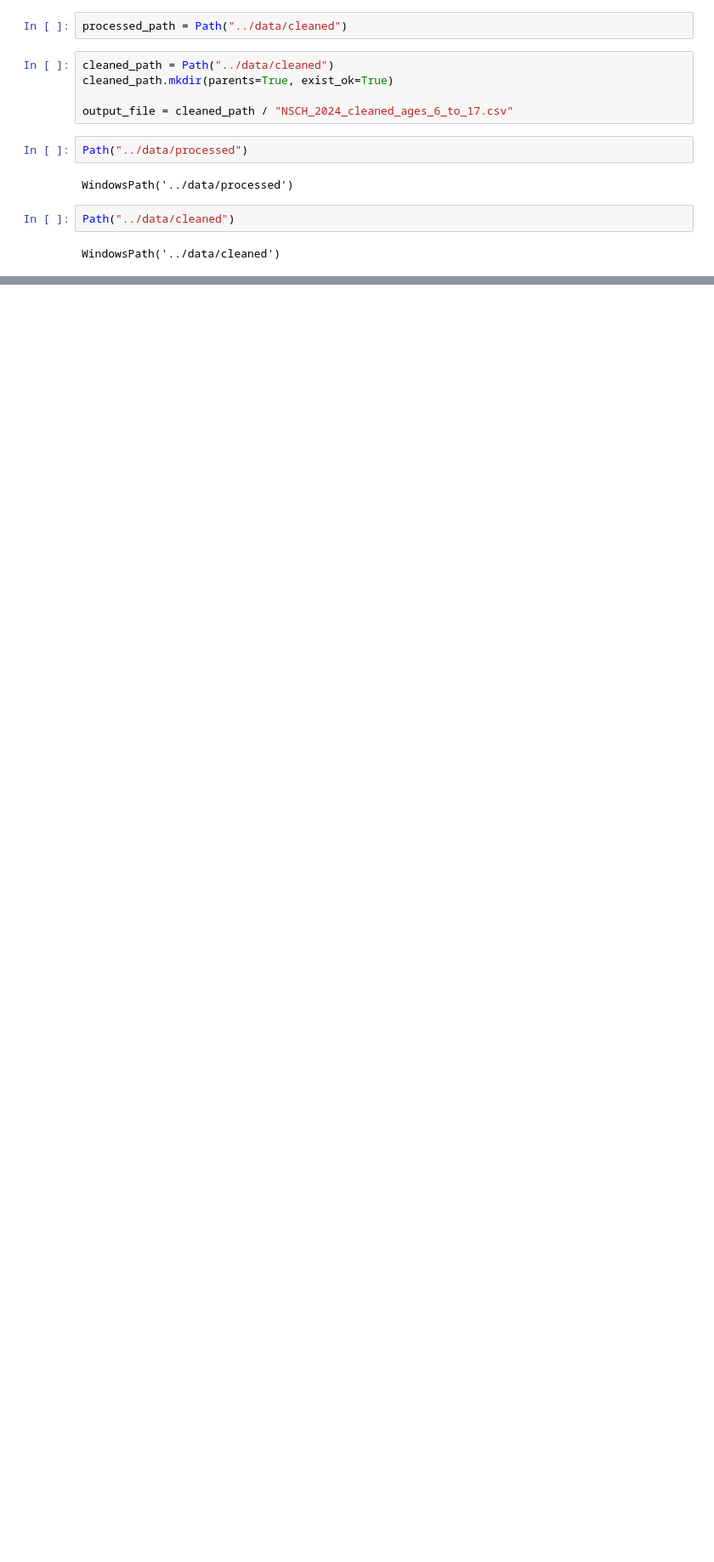
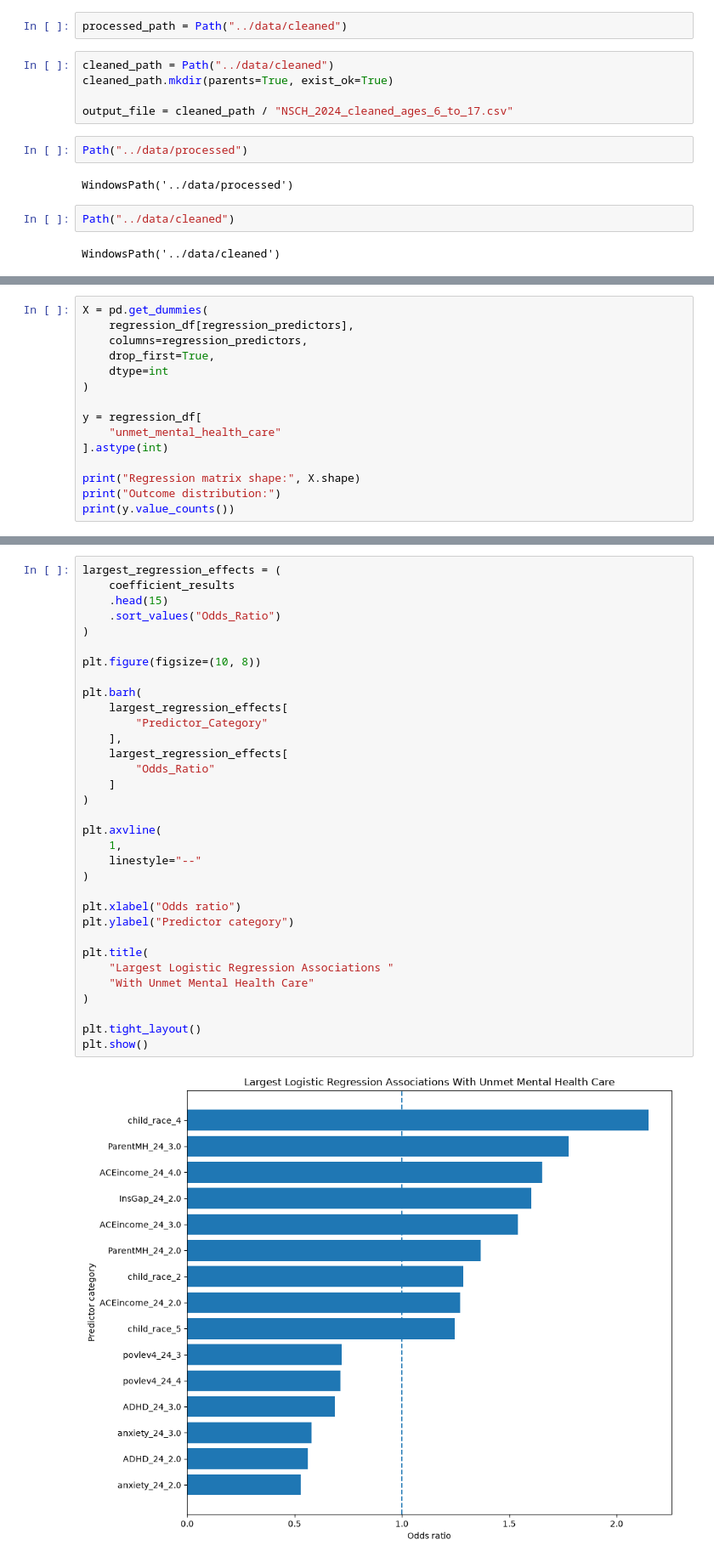
Before and after one commit to asarathy94/pediatric-mental-health-analysis, a Jupyter notebook: notebooks/01_data_exploration.ipynb, the cells around one changed output, grey strips where cells are left out. Shown at 85% size. Saved outputs shown, nothing was run; the diff lists cells and outputs as text; blank space fills up the shorter version.

```diff
--- a/notebooks/01_data_exploration.ipynb
+++ b/notebooks/01_data_exploration.ipynb
@@ -3593,0 +5400,15 @@ display(summary_table)
+# %%
+X = pd.get_dummies(
+    regression_df[regression_predictors],
+    columns=regression_predictors,
+    drop_first=True,
+    dtype=int
+)
+
+y = regression_df[
+    "unmet_mental_health_care"
+].astype(int)
+
+print("Regression matrix shape:", X.shape)
+print("Outcome distribution:")
+print(y.value_counts())
@@ -3593,0 +5617,35 @@ display(summary_table)
+# %%
+largest_regression_effects = (
+    coefficient_results
+    .head(15)
+    .sort_values("Odds_Ratio")
+)
+
+plt.figure(figsize=(10, 8))
+
+plt.barh(
+    largest_regression_effects[
+        "Predictor_Category"
+    ],
+    largest_regression_effects[
+        "Odds_Ratio"
+    ]
+)
+
+plt.axvline(
+    1,
+    linestyle="--"
+)
+
+plt.xlabel("Odds ratio")
+plt.ylabel("Predictor category")
+
+plt.title(
+    "Largest Logistic Regression Associations "
+    "With Unmet Mental Health Care"
+)
+
+plt.tight_layout()
+plt.show()
+# %% [output]
+[figure, added]
```
Also changed, not shown: parts of 80 cells of this notebook, 1 other file.
